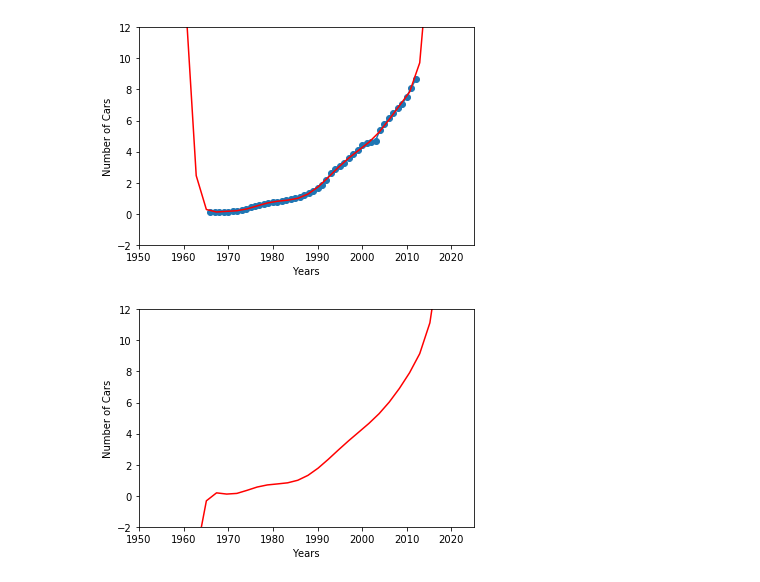
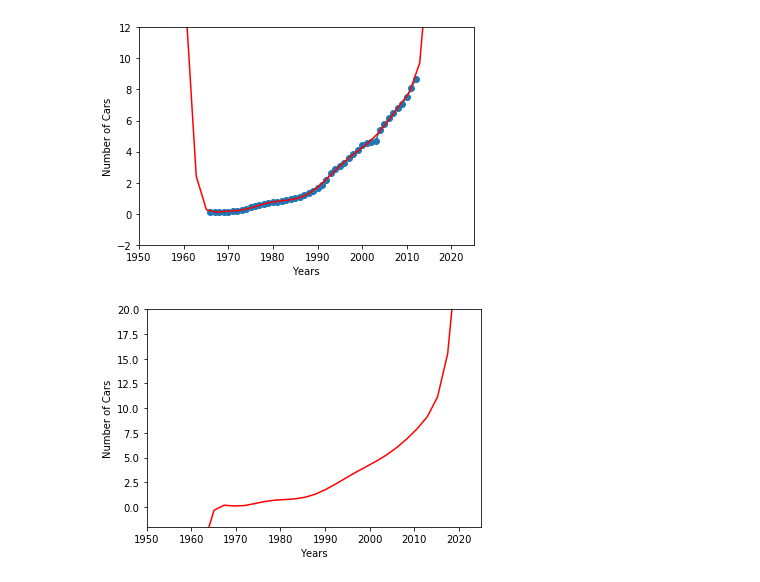
Before and after one commit to SWE546-Spring2017-Bogazici/hw5, a Jupyter notebook: hw5Notebook.ipynb, the cells around one changed output. Drawn from its saved outputs; the diff is of its cells as text; code cells hidden in the pictures.

```diff
--- a/hw5Notebook.ipynb
+++ b/hw5Notebook.ipynb
@@ -166,25 +168,25 @@ for degreeVar in range(1,11):
 # %%
 N = len(x)
 degree = 9
 #A = np.hstack((np.power(x,0), np.power(x,1), np.power(x,2)))
 A = np.hstack((np.power(x,i) for i in range(degree+1)))
 xx = np.matrix(np.linspace(np.asscalar(x[0])-10,np.asscalar(x[-1])+10,30)).T
 A2 = np.hstack((np.power(xx,i) for i in range(degree+1)))
 
 #plt.imshow(A, interpolation='nearest')
 # Solve the least squares problem
 w_ls,E,rank,sigma = np.linalg.lstsq(A, y)
 
 f = A2*w_ls
 #plt.plot(x+BaseYear, y, 'o-')
 plt.plot(xx+BaseYear, f, 'r')
 
 plt.xlabel('Years')
 plt.ylabel('Number of Cars')
 
-plt.gca().set_ylim((-2,12))
+plt.gca().set_ylim((-2,20))
 plt.gca().set_xlim((1950,2025))
 
 plt.show()
 # %% [output]
-[figure, old version]
+[figure, new version]
```
Also changed, not shown: parts of 4 cells of this notebook.
